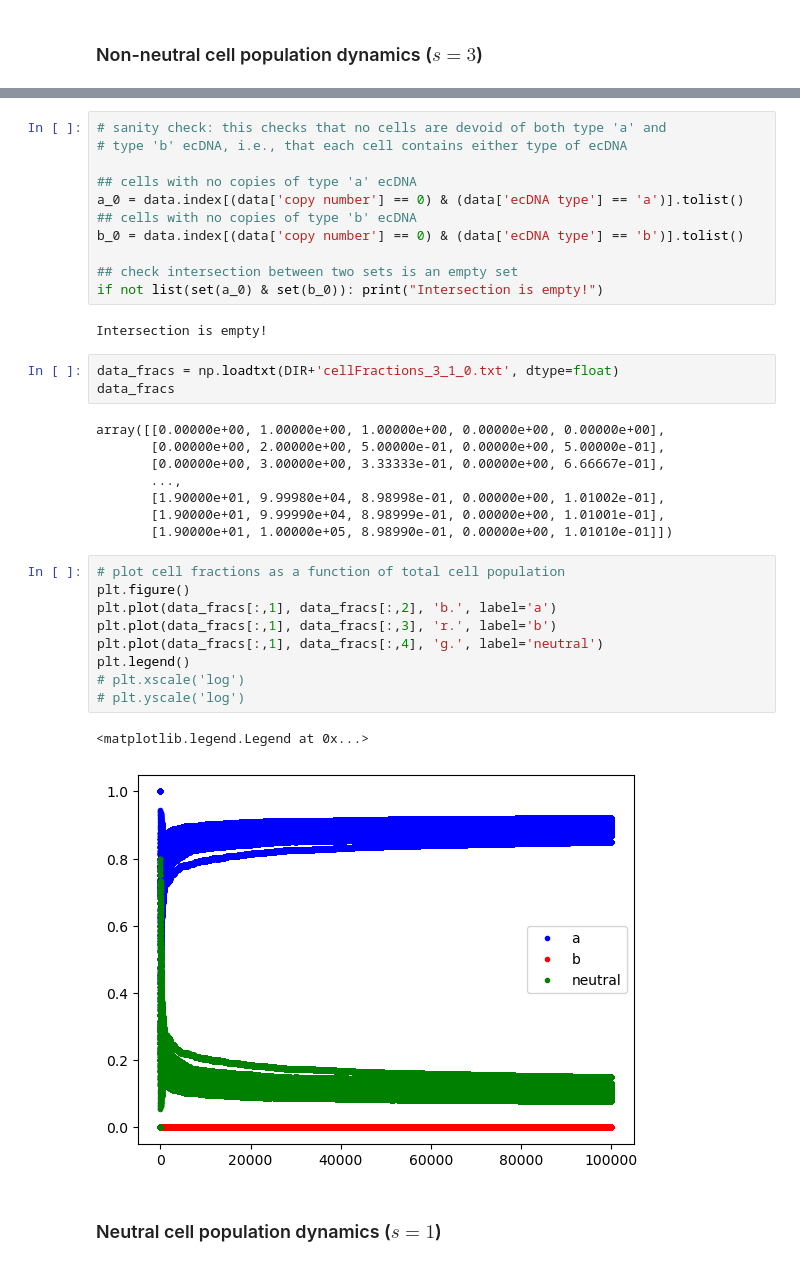
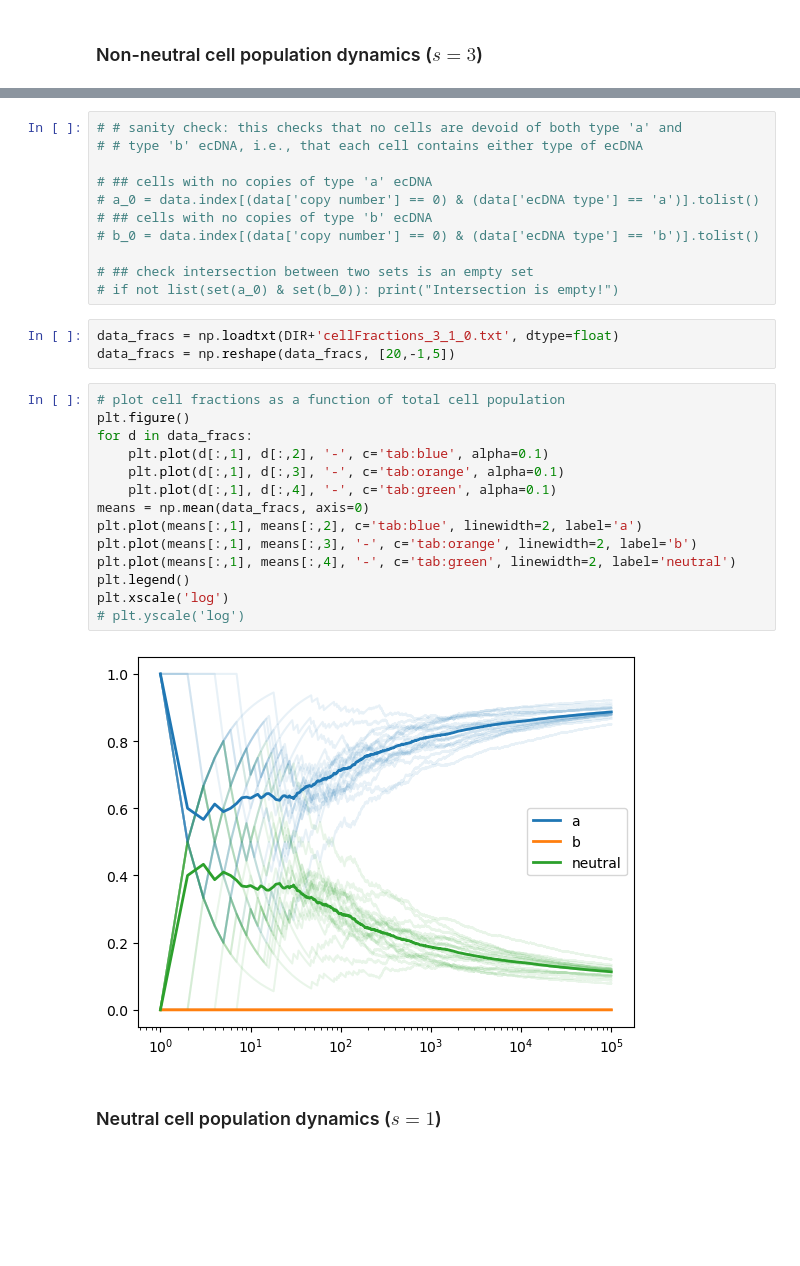
Before and after one commit to poulamisganguly/ECDNA-DYNAMICS, a Jupyter notebook: python/stats.ipynb, the cells around one changed output, grey strips where cells are left out. Saved outputs shown, nothing was run; the diff lists cells and outputs as text; blank space fills up the shorter version.

Commit message:
cell fraction plots

```diff
--- a/python/stats.ipynb
+++ b/python/stats.ipynb
@@ -66,39 +49,33 @@ Text(0.5, 1.0, 'Total ecDNA copy number')
 # %%
-# sanity check: this checks that no cells are devoid of both type 'a' and
-# type 'b' ecDNA, i.e., that each cell contains either type of ecDNA
+# # sanity check: this checks that no cells are devoid of both type 'a' and
+# # type 'b' ecDNA, i.e., that each cell contains either type of ecDNA
 
-## cells with no copies of type 'a' ecDNA
-a_0 = data.index[(data['copy number'] == 0) & (data['ecDNA type'] == 'a')].tolist()
-## cells with no copies of type 'b' ecDNA
-b_0 = data.index[(data['copy number'] == 0) & (data['ecDNA type'] == 'b')].tolist()
+# ## cells with no copies of type 'a' ecDNA
+# a_0 = data.index[(data['copy number'] == 0) & (data['ecDNA type'] == 'a')].tolist()
+# ## cells with no copies of type 'b' ecDNA
+# b_0 = data.index[(data['copy number'] == 0) & (data['ecDNA type'] == 'b')].tolist()
 
-## check intersection between two sets is an empty set
-if not list(set(a_0) & set(b_0)): print("Intersection is empty!")
+# ## check intersection between two sets is an empty set
+# if not list(set(a_0) & set(b_0)): print("Intersection is empty!")
-# %% [output]
-Intersection is empty!
 # %%
 data_fracs = np.loadtxt(DIR+'cellFractions_3_1_0.txt', dtype=float)
-data_fracs
+data_fracs = np.reshape(data_fracs, [20,-1,5])
-# %% [output]
-array([[0.00000e+00, 1.00000e+00, 1.00000e+00, 0.00000e+00, 0.00000e+00],
-       [0.00000e+00, 2.00000e+00, 5.00000e-01, 0.00000e+00, 5.00000e-01],
-       [0.00000e+00, 3.00000e+00, 3.33333e-01, 0.00000e+00, 6.66667e-01],
-       ...,
-       [1.90000e+01, 9.99980e+04, 8.98998e-01, 0.00000e+00, 1.01002e-01],
-       [1.90000e+01, 9.99990e+04, 8.98999e-01, 0.00000e+00, 1.01001e-01],
-       [1.90000e+01, 1.00000e+05, 8.98990e-01, 0.00000e+00, 1.01010e-01]])
 # %%
 # plot cell fractions as a function of total cell population
 plt.figure()
-plt.plot(data_fracs[:,1], data_fracs[:,2], 'b.', label='a')
-plt.plot(data_fracs[:,1], data_fracs[:,3], 'r.', label='b')
-plt.plot(data_fracs[:,1], data_fracs[:,4], 'g.', label='neutral')
+for d in data_fracs:
+    plt.plot(d[:,1], d[:,2], '-', c='tab:blue', alpha=0.1)
+    plt.plot(d[:,1], d[:,3], '-', c='tab:orange', alpha=0.1)
+    plt.plot(d[:,1], d[:,4], '-', c='tab:green', alpha=0.1)
+means = np.mean(data_fracs, axis=0)
+plt.plot(means[:,1], means[:,2], c='tab:blue', linewidth=2, label='a')
+plt.plot(means[:,1], means[:,3], '-', c='tab:orange', linewidth=2, label='b')
+plt.plot(means[:,1], means[:,4], '-', c='tab:green', linewidth=2, label='neutral')
 plt.legend()
-# plt.xscale('log')
+plt.xscale('log')
 # plt.yscale('log')
 # %% [output]
-<matplotlib.legend.Legend at 0x...>
-[figure, old version]
+[figure, new version]
 # %% [markdown]
 ### Neutral cell population dynamics ($s=1$)
 # %%
```
Also changed, not shown: parts of 9 cells of this notebook.
